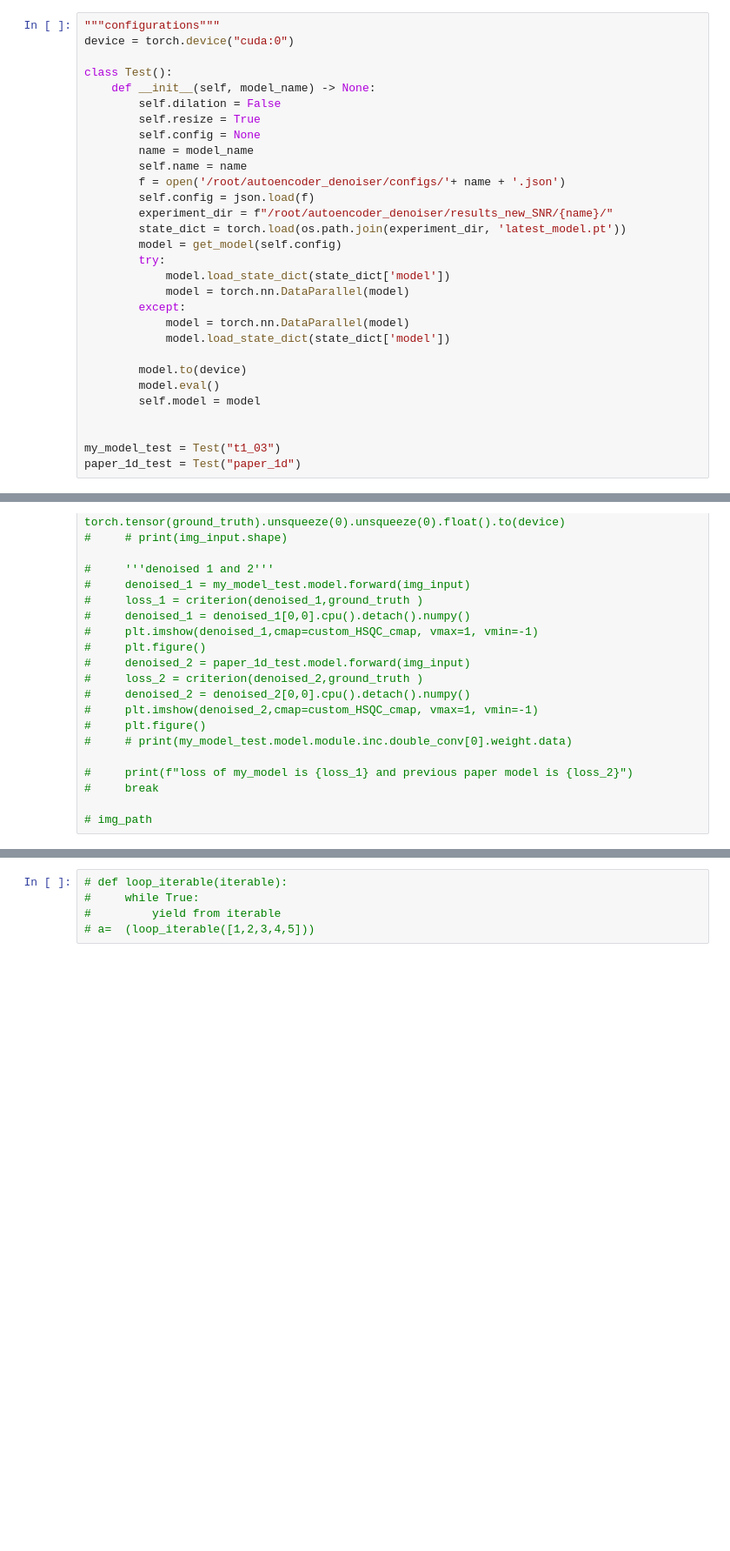
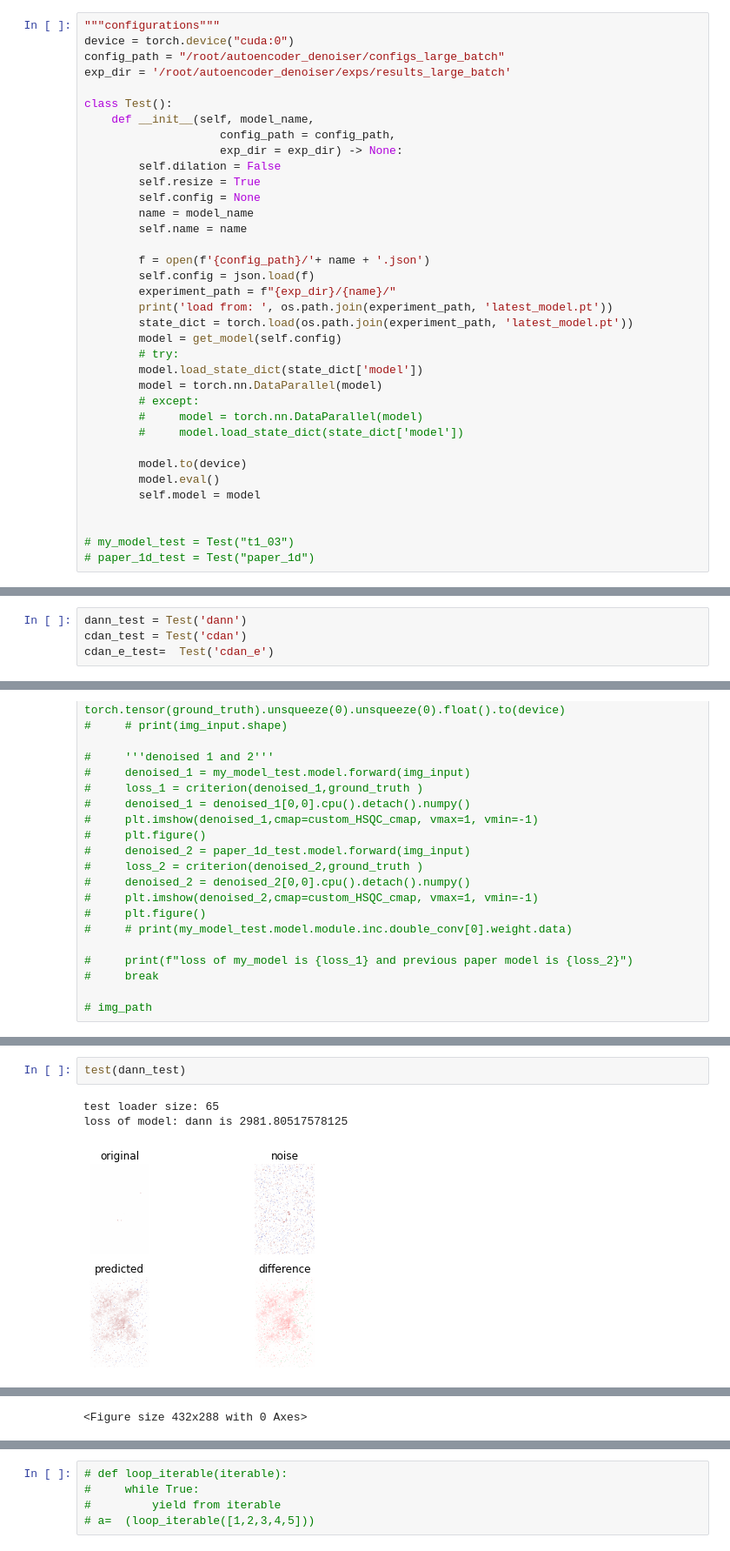
Before and after one commit to xwd0418/autoencoder_denoiser, a Jupyter notebook: testing_real_imgs.ipynb, the cells around one changed output, grey strips where cells are left out. Shown at 87% size. Drawn from its saved outputs; the diff is of its cells as text; blank space fills up the shorter version.

```diff
--- a/testing_real_imgs.ipynb
+++ b/testing_real_imgs.ipynb
@@ -15,30 +15,36 @@ from model_factory import UNet
 # %%
 """configurations"""
 device = torch.device("cuda:0")
+config_path = "/root/autoencoder_denoiser/configs_large_batch"
+exp_dir = '/root/autoencoder_denoiser/exps/results_large_batch'
 
 class Test():
-    def __init__(self, model_name) -> None:
+    def __init__(self, model_name,
+                    config_path = config_path,
+                    exp_dir = exp_dir) -> None:
         self.dilation = False
         self.resize = True
         self.config = None
         name = model_name
         self.name = name
-        f = open('/root/autoencoder_denoiser/configs/'+ name + '.json')
+
+        f = open(f'{config_path}/'+ name + '.json')
         self.config = json.load(f)
-        experiment_dir = f"/root/autoencoder_denoiser/results_new_SNR/{name}/"
-        state_dict = torch.load(os.path.join(experiment_dir, 'latest_model.pt'))
+        experiment_path = f"{exp_dir}/{name}/"
+        print('load from: ', os.path.join(experiment_path, 'latest_model.pt'))
+        state_dict = torch.load(os.path.join(experiment_path, 'latest_model.pt'))
         model = get_model(self.config)
-        try:
-            model.load_state_dict(state_dict['model'])
-            model = torch.nn.DataParallel(model)
-        except:
-            model = torch.nn.DataParallel(model)
-            model.load_state_dict(state_dict['model'])
+        # try:
+        model.load_state_dict(state_dict['model'])
+        model = torch.nn.DataParallel(model)
+        # except:
+        #     model = torch.nn.DataParallel(model)
+        #     model.load_state_dict(state_dict['model'])
 
         model.to(device)
         model.eval()
         self.model = model
 
 
-my_model_test = Test("t1_03")
-paper_1d_test = Test("paper_1d")
+# my_model_test = Test("t1_03")
+# paper_1d_test = Test("paper_1d")
@@ -47,0 +51,4 @@ model: Unet config as the paper indicated)
+# %%
+dann_test = Test('dann')
+cdan_test = Test('cdan')
+cdan_e_test=  Test('cdan_e')
@@ -321,0 +261,6 @@ tensor(0.4126, device='cuda:0')
+# %%
+test(dann_test)
+# %% [output]
+test loader size: 65
+loss of model: dann is 2981.80517578125
+[figure, added]
@@ -321,0 +271 @@ tensor(0.4126, device='cuda:0')
+<Figure size 432x288 with 0 Axes>
```
Also changed, not shown: parts of 15 cells of this notebook, 20 other files.
